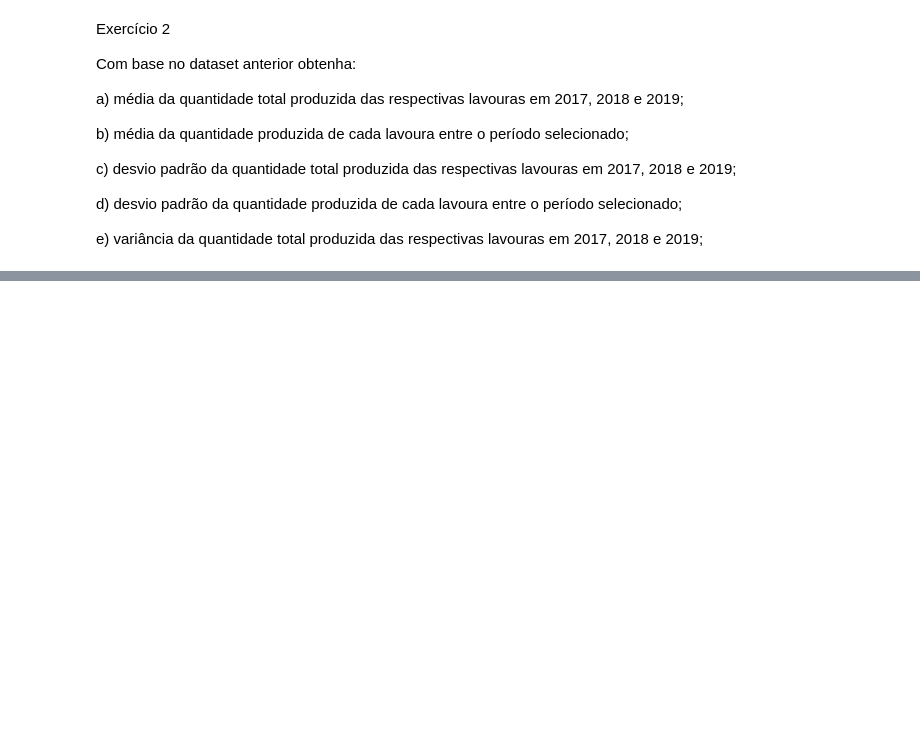
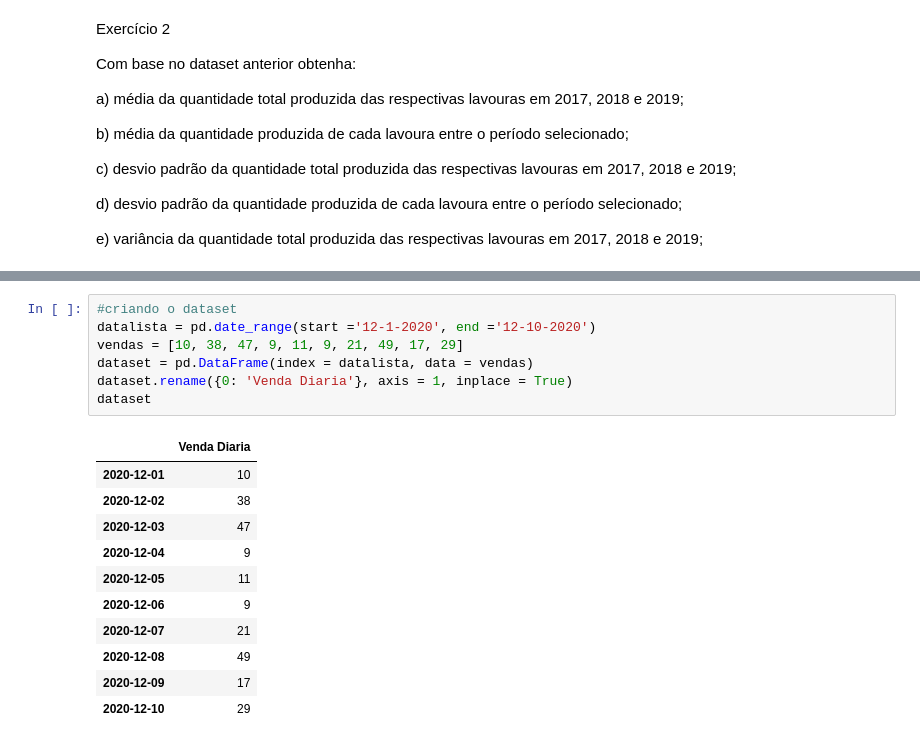
Before and after one commit to isaiastrajano/BootCamp_Python_DataScience, a Jupyter notebook: Exercicio_estatisticadescritiva.ipynb, the cells around one changed output, grey strips where cells are left out. Drawn from its saved outputs; the diff is of its cells as text; blank space fills up the shorter version.

```diff
--- a/Exercicio_estatisticadescritiva.ipynb
+++ b/Exercicio_estatisticadescritiva.ipynb
@@ -110,0 +159,19 @@ datat
+# %%
+#criando o dataset
+datalista = pd.date_range(start ='12-1-2020', end ='12-10-2020')
+vendas = [10, 38, 47, 9, 11, 9, 21, 49, 17, 29]
+dataset = pd.DataFrame(index = datalista, data = vendas)
+dataset.rename({0: 'Venda Diaria'}, axis = 1, inplace = True)
+dataset
+# %% [output]
+|  | Venda Diaria |
+| 2020-12-01 | 10 |
+| 2020-12-02 | 38 |
+| 2020-12-03 | 47 |
+| 2020-12-04 | 9 |
+| 2020-12-05 | 11 |
+| 2020-12-06 | 9 |
+| 2020-12-07 | 21 |
+| 2020-12-08 | 49 |
+| 2020-12-09 | 17 |
+| 2020-12-10 | 29 |
```
Also changed, not shown: parts of 15 cells of this notebook.
